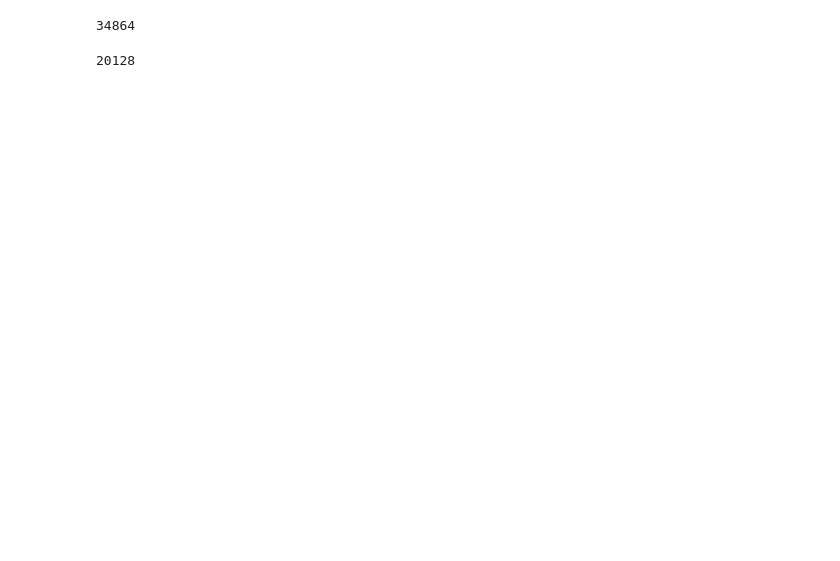
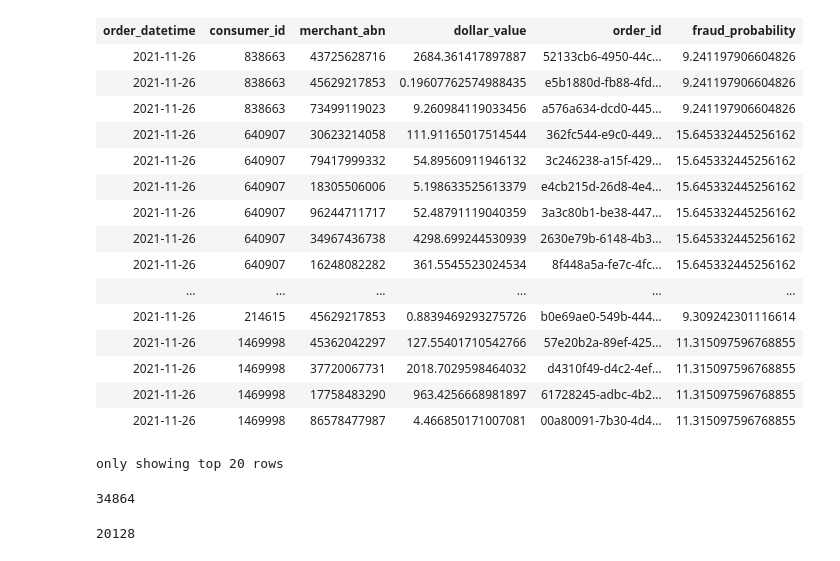
Before and after one commit to MAST30034-AppliedDataScience/project-2-group-buy-now-pay-later-industry-project-9, a Jupyter notebook: notebooks/consumer_model.ipynb, the cells around one changed output. Drawn from its saved outputs; the diff is of its cells as text; code cells hidden in the pictures; blank space fills up the shorter version.

```diff
--- a/notebooks/consumer_model.ipynb
+++ b/notebooks/consumer_model.ipynb
@@ -32,3 +52,23 @@ fraudulent_consumer_rate = spark.read.parquet('../data/curated/consumer_fraud_pr
+# %%
+transaction_records.join(fraudulent_consumer_rate, on=["order_datetime", "consumer_id"], how="inner")
+# %% [output]
+| order_datetime | consumer_id | merchant_abn | dollar_value | order_id | fraud_probability |
+| 2021-11-26 | 838663 | 43725628716 | 2684.361417897887 | 52133cb6-4950-44c... | 9.241197906604826 |
+| 2021-11-26 | 838663 | 45629217853 | 0.19607762574988435 | e5b1880d-fb88-4fd... | 9.241197906604826 |
+| 2021-11-26 | 838663 | 73499119023 | 9.260984119033456 | a576a634-dcd0-445... | 9.241197906604826 |
+| 2021-11-26 | 640907 | 30623214058 | 111.91165017514544 | 362fc544-e9c0-449... | 15.645332445256162 |
+| 2021-11-26 | 640907 | 79417999332 | 54.89560911946132 | 3c246238-a15f-429... | 15.645332445256162 |
+| 2021-11-26 | 640907 | 18305506006 | 5.198633525613379 | e4cb215d-26d8-4e4... | 15.645332445256162 |
+| 2021-11-26 | 640907 | 96244711717 | 52.48791119040359 | 3a3c80b1-be38-447... | 15.645332445256162 |
+| 2021-11-26 | 640907 | 34967436738 | 4298.699244530939 | 2630e79b-6148-4b3... | 15.645332445256162 |
+| 2021-11-26 | 640907 | 16248082282 | 361.5545523024534 | 8f448a5a-fe7c-4fc... | 15.645332445256162 |
+| ... | ... | ... | ... | ... | ... |
+| 2021-11-26 | 214615 | 45629217853 | 0.8839469293275726 | b0e69ae0-549b-444... | 9.309242301116614 |
+| 2021-11-26 | 1469998 | 45362042297 | 127.55401710542766 | 57e20b2a-89ef-425... | 11.315097596768855 |
+| 2021-11-26 | 1469998 | 37720067731 | 2018.7029598464032 | d4310f49-d4c2-4ef... | 11.315097596768855 |
+| 2021-11-26 | 1469998 | 17758483290 | 963.4256668981897 | 61728245-adbc-4b2... | 11.315097596768855 |
+| 2021-11-26 | 1469998 | 86578477987 | 4.466850171007081 | 00a80091-7b30-4d4... | 11.315097596768855 |
+only showing top 20 rows
 # %%
 fraudulent_consumer_with_info = consumer_info.join(fraudulent_consumer_rate, on="consumer_id", how="inner")
 # %%
```
Also changed, not shown: parts of 11 cells of this notebook, 3 other files.
